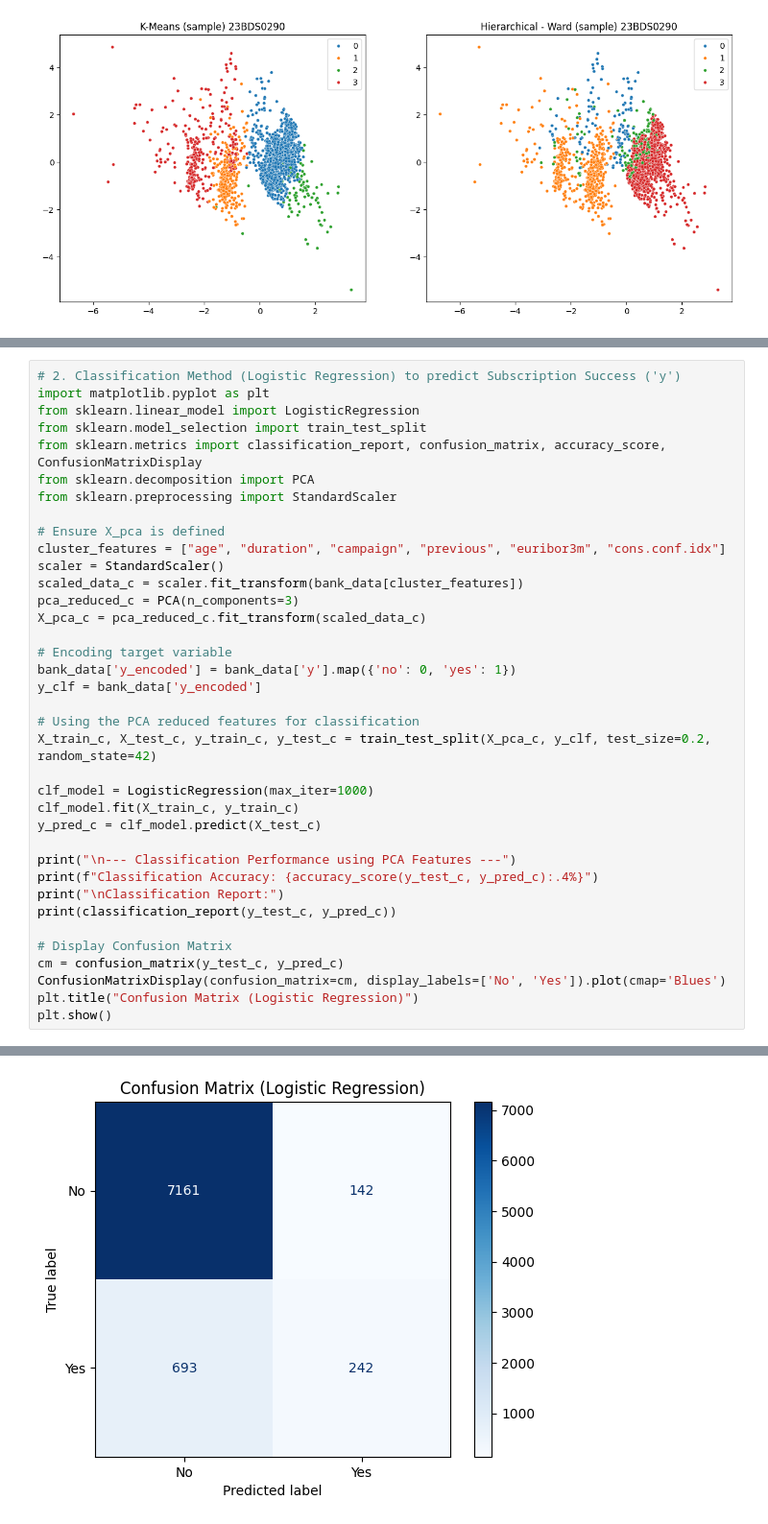
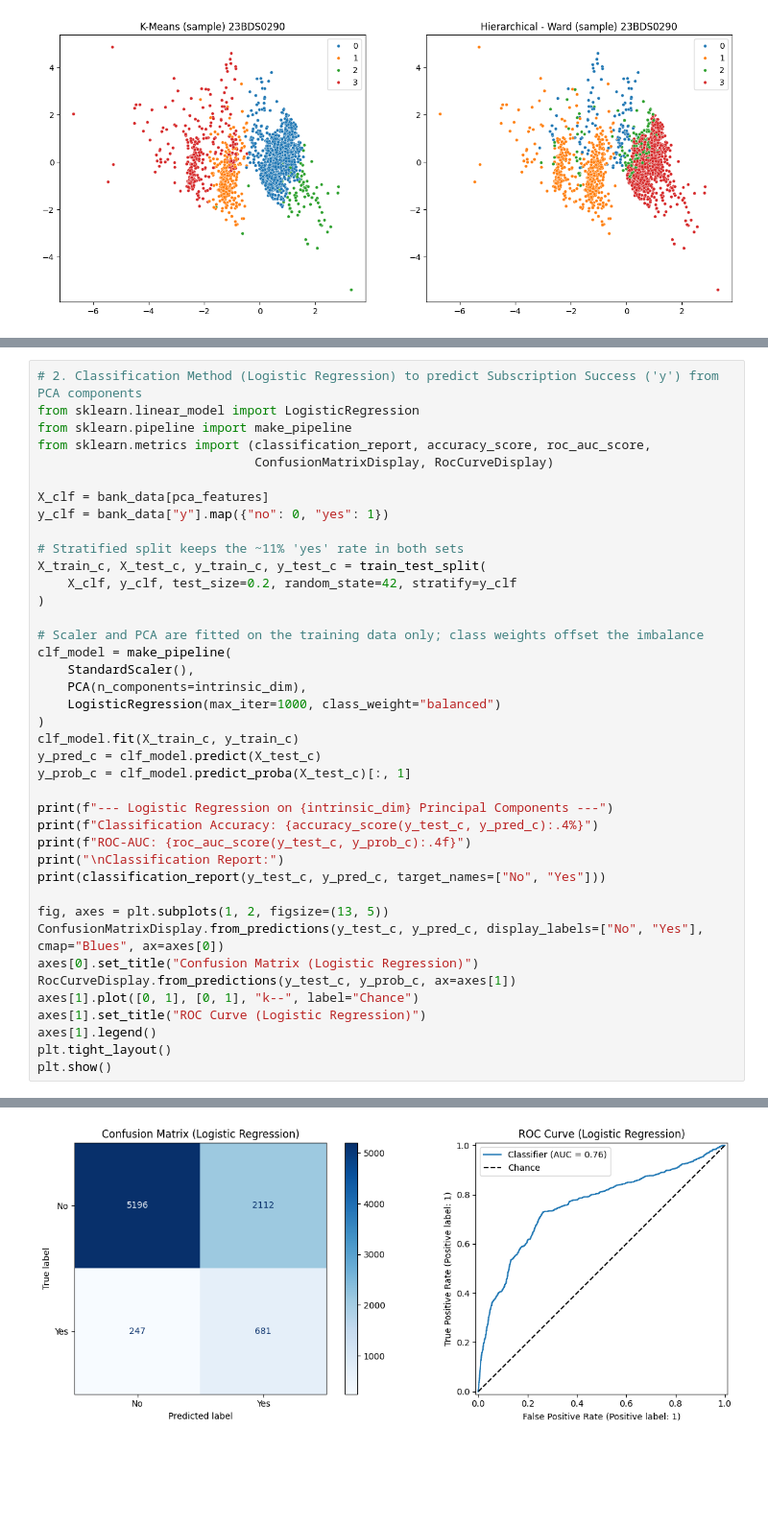
Before and after one commit to 2005lakshya/lakshya_gupta_eda, a Jupyter notebook: Lakshya_gupta_eda.ipynb, the cells around one changed output, grey strips where cells are left out. Shown at 96% size. Cells and saved outputs as stored; diff of their text form; blank space fills up the shorter version.

```diff
--- a/Lakshya_gupta_eda.ipynb
+++ b/Lakshya_gupta_eda.ipynb
@@ -913,38 +974,41 @@ R-squared (R2 Accuracy): -0.0001
 # %%
-# 2. Classification Method (Logistic Regression) to predict Subscription Success ('y')
-import matplotlib.pyplot as plt
+# 2. Classification Method (Logistic Regression) to predict Subscription Success ('y') from PCA components
 from sklearn.linear_model import LogisticRegression
-from sklearn.model_selection import train_test_split
-from sklearn.metrics import classification_report, confusion_matrix, accuracy_score, ConfusionMatrixDisplay
-from sklearn.decomposition import PCA
-from sklearn.preprocessing import StandardScaler
+from sklearn.pipeline import make_pipeline
+from sklearn.metrics import (classification_report, accuracy_score, roc_auc_score,
+                             ConfusionMatrixDisplay, RocCurveDisplay)
 
-# Ensure X_pca is defined
-cluster_features = ["age", "duration", "campaign", "previous", "euribor3m", "cons.conf.idx"]
-scaler = StandardScaler()
-scaled_data_c = scaler.fit_transform(bank_data[cluster_features])
-pca_reduced_c = PCA(n_components=3)
-X_pca_c = pca_reduced_c.fit_transform(scaled_data_c)
+X_clf = bank_data[pca_features]
+y_clf = bank_data["y"].map({"no": 0, "yes": 1})
 
-# Encoding target variable
-bank_data['y_encoded'] = bank_data['y'].map({'no': 0, 'yes': 1})
-y_clf = bank_data['y_encoded']
+# Stratified split keeps the ~11% 'yes' rate in both sets
+X_train_c, X_test_c, y_train_c, y_test_c = train_test_split(
+    X_clf, y_clf, test_size=0.2, random_state=42, stratify=y_clf
+)
 
-# Using the PCA reduced features for classification
-X_train_c, X_test_c, y_train_c, y_test_c = train_test_split(X_pca_c, y_clf, test_size=0.2, random_state=42)
-
-clf_model = LogisticRegression(max_iter=1000)
+# Scaler and PCA are fitted on the training data only; class weights offset the imbalance
+clf_model = make_pipeline(
+    StandardScaler(),
+    PCA(n_components=intrinsic_dim),
+    LogisticRegression(max_iter=1000, class_weight="balanced")
+)
 clf_model.fit(X_train_c, y_train_c)
 y_pred_c = clf_model.predict(X_test_c)
+y_prob_c = clf_model.predict_proba(X_test_c)[:, 1]
 
-print("\n--- Classification Performance using PCA Features ---")
+print(f"--- Logistic Regression on {intrinsic_dim} Principal Components ---")
 print(f"Classification Accuracy: {accuracy_score(y_test_c, y_pred_c):.4%}")
+print(f"ROC-AUC: {roc_auc_score(y_test_c, y_prob_c):.4f}")
 print("\nClassification Report:")
-print(classification_report(y_test_c, y_pred_c))
+print(classification_report(y_test_c, y_pred_c, target_names=["No", "Yes"]))
 
-# Display Confusion Matrix
-cm = confusion_matrix(y_test_c, y_pred_c)
-ConfusionMatrixDisplay(confusion_matrix=cm, display_labels=['No', 'Yes']).plot(cmap='Blues')
-plt.title("Confusion Matrix (Logistic Regression)")
+fig, axes = plt.subplots(1, 2, figsize=(13, 5))
+ConfusionMatrixDisplay.from_predictions(y_test_c, y_pred_c, display_labels=["No", "Yes"], cmap="Blues", ax=axes[0])
+axes[0].set_title("Confusion Matrix (Logistic Regression)")
+RocCurveDisplay.from_predictions(y_test_c, y_prob_c, ax=axes[1])
+axes[1].plot([0, 1], [0, 1], "k--", label="Chance")
+axes[1].set_title("ROC Curve (Logistic Regression)")
+axes[1].legend()
+plt.tight_layout()
 plt.show()
 # %% [output]
@@ -963 +1028 @@ weighted avg       0.88      0.90      0.88      8238
-[figure, old version]
+[figure, new version]
```
Also changed, not shown: parts of 5 cells of this notebook, 1 other file.
